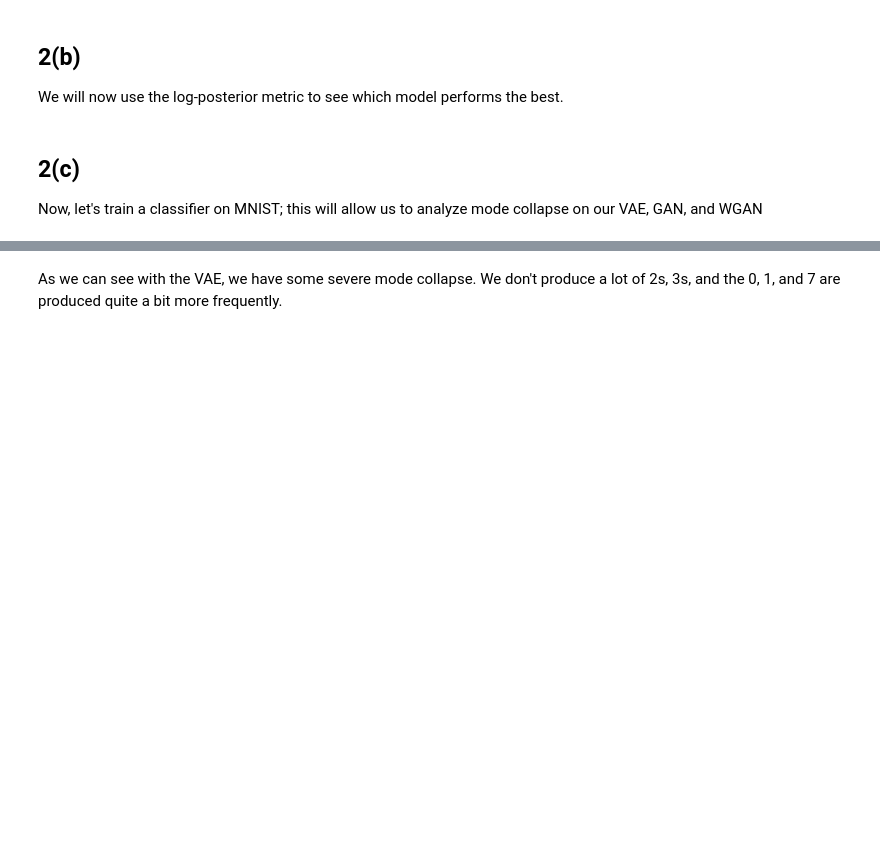
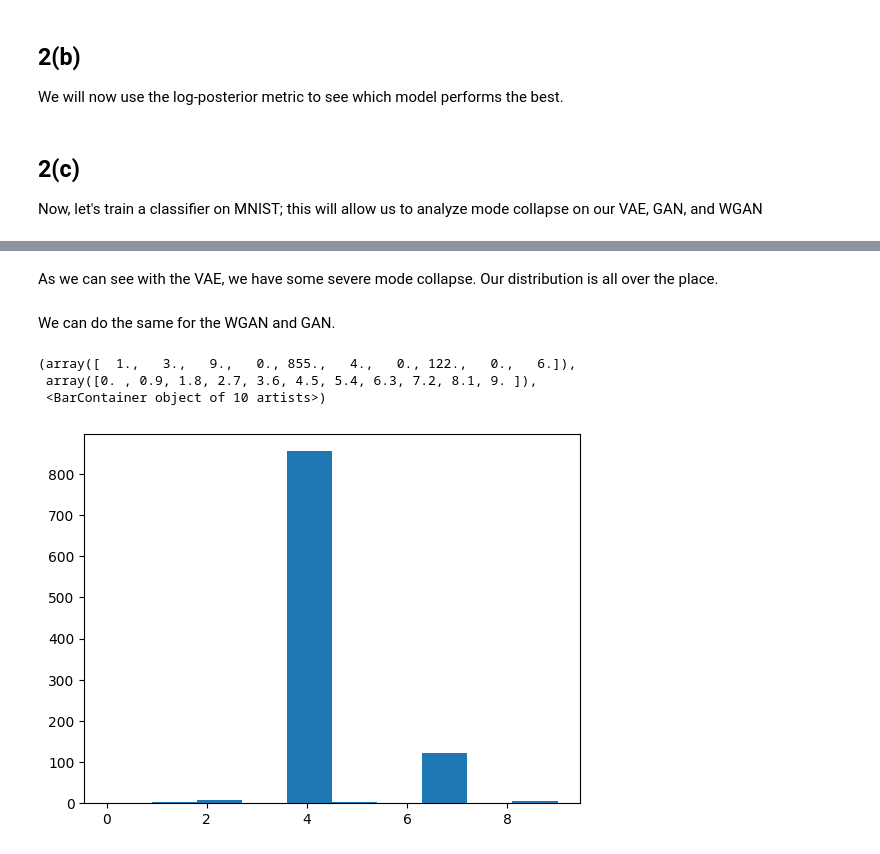
Before and after one commit to ahmedali6395/ml-physics, a Jupyter notebook: pset_2/Physics_569_Problem_Set_2.ipynb, the cells around one changed output, grey strips where cells are left out. Cells and saved outputs as stored; diff of their text form; code cells hidden in the pictures; blank space fills up the shorter version.

```diff
--- a/pset_2/Physics_569_Problem_Set_2.ipynb
+++ b/pset_2/Physics_569_Problem_Set_2.ipynb
@@ -938,2 +992,13 @@ plt.hist(counts_vae.numpy())
 # %% [markdown]
-As we can see with the VAE, we have some severe mode collapse. We don't produce a lot of 2s, 3s, and the 0, 1, and 7 are produced quite a bit more frequently.
+As we can see with the VAE, we have some severe mode collapse. Our distribution is all over the place.
+# %% [markdown]
+We can do the same for the WGAN and GAN.
+# %%
+counts_wgan  = torch.argmax(classifier_mnist(wgan_samples), dim=1)
+
+plt.hist(counts_wgan.numpy())
+# %% [output]
+(array([  1.,   3.,   9.,   0., 855.,   4.,   0., 122.,   0.,   6.]),
+ array([0. , 0.9, 1.8, 2.7, 3.6, 4.5, 5.4, 6.3, 7.2, 8.1, 9. ]),
+ <BarContainer object of 10 artists>)
+[figure, added]
```
Also changed, not shown: parts of 11 cells of this notebook.
